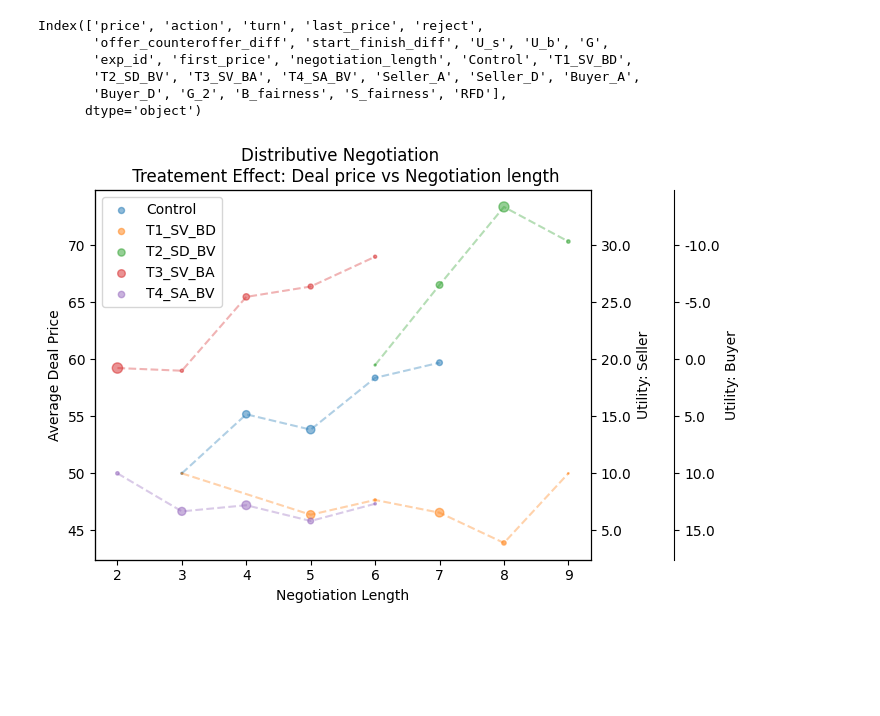
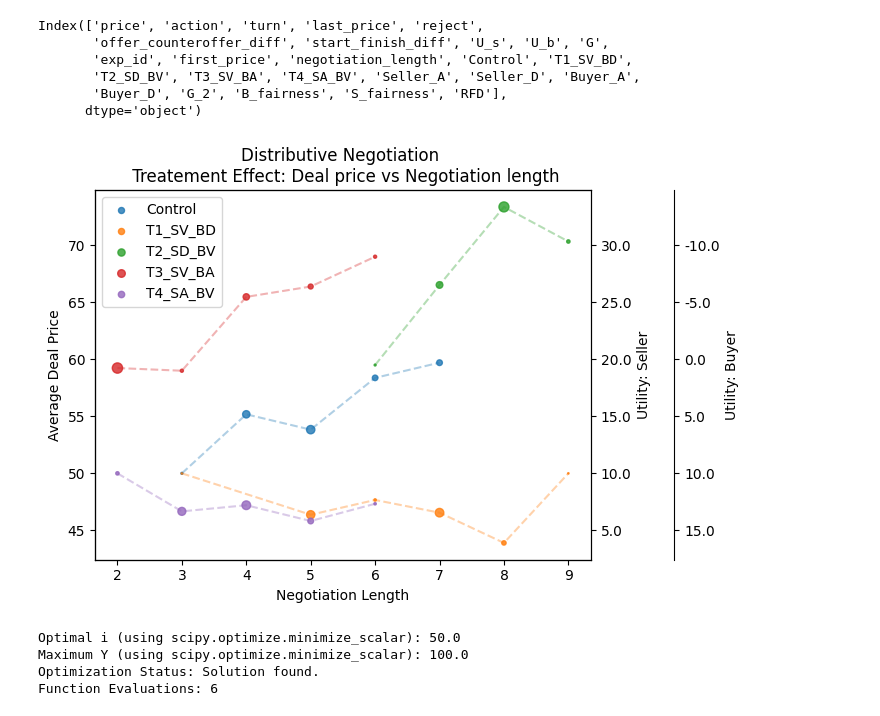
Before and after one commit to ashishpanchal33/NegotiationArena_personality_exp, a Jupyter notebook: Regression_analysis.ipynb, the cells around one changed output. Drawn from its saved outputs; the diff is of its cells as text; code cells hidden in the pictures; blank space fills up the shorter version.

```diff
--- a/Regression_analysis.ipynb
+++ b/Regression_analysis.ipynb
@@ -486,7 +486,7 @@ for i,j  in Price_trajectories.items():
 
     j_ = j[~np.isnan(j['mean'])]
     ax1.plot(j_.index, j_['mean'],linestyle="--", alpha = 0.35)
-    ax1.scatter(j_.index, j_['mean'],marker='o',s=j_['count'].values,label=i,alpha = 0.5)
+    ax1.scatter(j_.index, j_['mean'],marker='o',s=j_['count'].values,label=i,alpha = 0.8)
     #plt.errorbar(j_.index, j_['mean'], yerr=j_['std'],marker='o', fmt="--o",#fmt="r--s",
                                          #ecolor = "gray",#,dash_joinstyle ='miter',
     #             label=i,alpha = 0.35)
@@ -508,31 +508,64 @@ ax3 = ax1.twinx()
 #ax3.plot(x, y3, 'r', label='y3 (100*cos(x))')
 ax3.spines['right'].set_position(('outward', 60))
 ax3.set_ylabel('Utility: Buyer')
 ax3.set_ylim(ax1.get_ylim())
 #ax3.tick_params('y', colors='r')
 
 
 def sellers_value_(x,pos,cost_of_production):
     #print(x,pos,willingness_to_pay)
     return sellers_value(x,cost_of_production)
 
 
 formatter_2 = mticker.FuncFormatter(lambda x, pos: buyers_value_(x,pos,willingness_to_pay))
 ax3.yaxis.set_major_formatter(formatter_2)
 
 formatter = mticker.FuncFormatter(lambda x, pos: sellers_value_(x,pos,cost_of_production))
 ax2.yaxis.set_major_formatter(formatter)
 
 #buyers_value(offer,willingness_to_pay)
 
 def buyers_value_(x,pos,willingness_to_pay):
     #print(x,pos,willingness_to_pay)
     return buyers_value(x,willingness_to_pay)
 
 
 
 
 plt.savefig('Images/Distributive/Deal_price_vs_NL.png', dpi=600, bbox_inches="tight")
 plt.show()
 # %% [output]
-[figure, old version]
+[figure, new version]
+# %%
+from scipy.optimize import minimize_scalar
+
+# Define the function Y (as a Python function, not symbolic)
+def Y_func(i_val):
+    return (i_val - 40) * (60 - i_val)
+
+# Define the bounds for 'i'
+bounds = (0, 100)
+
+# Use minimize_scalar to find the minimum of -Y (which maximizes Y)
+# Method 'bounded' is suitable for bounded scalar functions.
+result = minimize_scalar(lambda i_val: -Y_func(i_val),  # Minimize the negative of Y
+                         bounds=bounds,
+                         method='bounded',
+                         options={'maxiter': 500} # Optional: set max iterations
+                         )
+
+# Extract the optimal 'i' value from the result
+optimal_i_scipy = result.x
+
+# Calculate the maximum value of Y at the optimal i
+max_Y_scipy = Y_func(optimal_i_scipy)
+
+print(f"Optimal i (using scipy.optimize.minimize_scalar): {optimal_i_scipy}")
+print(f"Maximum Y (using scipy.optimize.minimize_scalar): {max_Y_scipy}")
+print(f"Optimization Status: {result.message}")
+print(f"Function Evaluations: {result.nfev}")
+# %% [output]
+Optimal i (using scipy.optimize.minimize_scalar): 50.0
+Maximum Y (using scipy.optimize.minimize_scalar): 100.0
+Optimization Status: Solution found.
+Function Evaluations: 6
```
Also changed, not shown: parts of 3 cells of this notebook, 1 other file.
